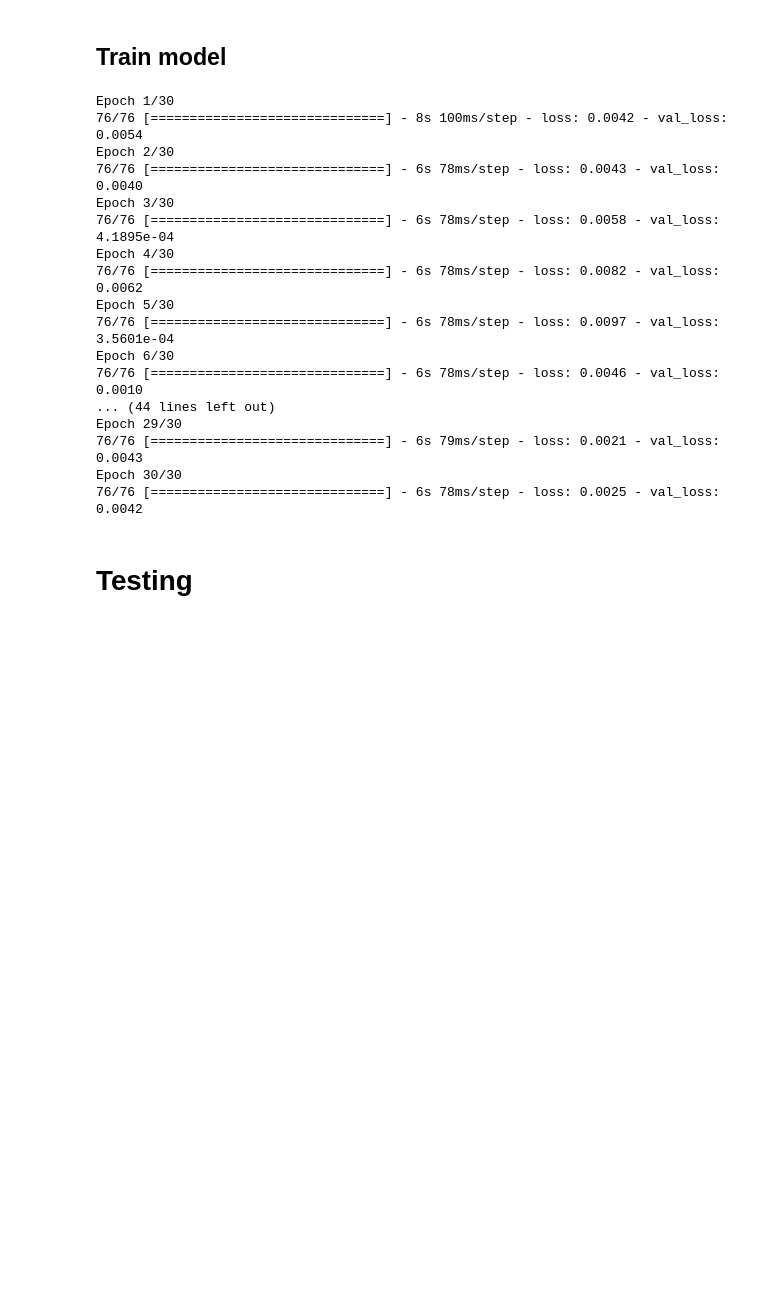
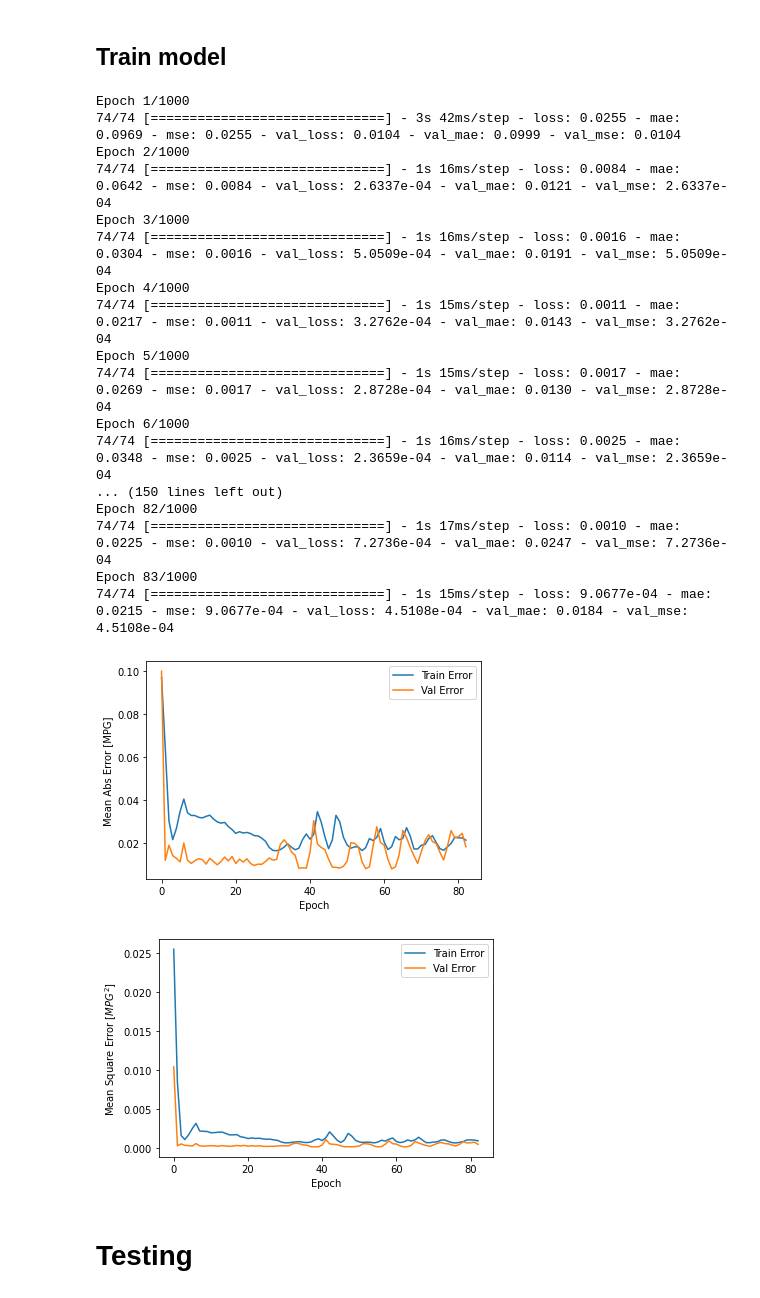
Before and after one commit to sirily11/classes-notes, a Jupyter notebook: notebooks/MSBD5001/project/LSTM.ipynb, the cells around one changed output. Drawn from its saved outputs; the diff is of its cells as text; code cells hidden in the pictures; blank space fills up the shorter version.

```diff
--- a/notebooks/MSBD5001/project/LSTM.ipynb
+++ b/notebooks/MSBD5001/project/LSTM.ipynb
@@ -161,24 +205,51 @@ _________________________________________________________________
 ## Train model
+# %%
+def plot_history(history):
+  hist = pd.DataFrame(history.history)
+  hist['epoch'] = history.epoch
+
+  plt.figure()
+  plt.xlabel('Epoch')
+  plt.ylabel('Mean Abs Error [MPG]')
+  plt.plot(hist['epoch'], hist['mae'],
+           label='Train Error')
+  plt.plot(hist['epoch'], hist['val_mae'],
+           label = 'Val Error')
+  plt.legend()
+
+  plt.figure()
+  plt.xlabel('Epoch')
+  plt.ylabel('Mean Square Error [$MPG^2$]')
+  plt.plot(hist['epoch'], hist['mse'],
+           label='Train Error')
+  plt.plot(hist['epoch'], hist['val_mse'],
+           label = 'Val Error')
+  plt.legend()
+  plt.show()
 # %%
-history = model.fit(X_train, y_train, epochs=30, batch_size=BATCH_SIZE, shuffle=False, validation_split=0.1)
+early_stop = keras.callbacks.EarlyStopping(monitor='val_loss', patience=20)
+history = model.fit(X_train, y_train, epochs=1000, batch_size=BATCH_SIZE, shuffle=False, validation_split=0.1, callbacks=[early_stop])
+plot_history(history)
 # %% [output]
-Epoch 1/30
-76/76 [==============================] - 8s 100ms/step - loss: 0.0042 - val_loss: 0.0054
-Epoch 2/30
-76/76 [==============================] - 6s 78ms/step - loss: 0.0043 - val_loss: 0.0040
-Epoch 3/30
-76/76 [==============================] - 6s 78ms/step - loss: 0.0058 - val_loss: 4.1895e-04
-Epoch 4/30
-76/76 [==============================] - 6s 78ms/step - loss: 0.0082 - val_loss: 0.0062
-Epoch 5/30
-76/76 [==============================] - 6s 78ms/step - loss: 0.0097 - val_loss: 3.5601e-04
-Epoch 6/30
-76/76 [==============================] - 6s 78ms/step - loss: 0.0046 - val_loss: 0.0010
-... (44 lines left out)
-Epoch 29/30
-76/76 [==============================] - 6s 79ms/step - loss: 0.0021 - val_loss: 0.0043
-Epoch 30/30
-76/76 [==============================] - 6s 78ms/step - loss: 0.0025 - val_loss: 0.0042
+Epoch 1/1000
+74/74 [==============================] - 3s 42ms/step - loss: 0.0255 - mae: 0.0969 - mse: 0.0255 - val_loss: 0.0104 - val_mae: 0.0999 - val_mse: 0.0104
+Epoch 2/1000
+74/74 [==============================] - 1s 16ms/step - loss: 0.0084 - mae: 0.0642 - mse: 0.0084 - val_loss: 2.6337e-04 - val_mae: 0.0121 - val_mse: 2.6337e-04
+Epoch 3/1000
+74/74 [==============================] - 1s 16ms/step - loss: 0.0016 - mae: 0.0304 - mse: 0.0016 - val_loss: 5.0509e-04 - val_mae: 0.0191 - val_mse: 5.0509e-04
+Epoch 4/1000
+74/74 [==============================] - 1s 15ms/step - loss: 0.0011 - mae: 0.0217 - mse: 0.0011 - val_loss: 3.2762e-04 - val_mae: 0.0143 - val_mse: 3.2762e-04
+Epoch 5/1000
+74/74 [==============================] - 1s 15ms/step - loss: 0.0017 - mae: 0.0269 - mse: 0.0017 - val_loss: 2.8728e-04 - val_mae: 0.0130 - val_mse: 2.8728e-04
+Epoch 6/1000
+74/74 [==============================] - 1s 16ms/step - loss: 0.0025 - mae: 0.0348 - mse: 0.0025 - val_loss: 2.3659e-04 - val_mae: 0.0114 - val_mse: 2.3659e-04
+... (150 lines left out)
+Epoch 82/1000
+74/74 [==============================] - 1s 17ms/step - loss: 0.0010 - mae: 0.0225 - mse: 0.0010 - val_loss: 7.2736e-04 - val_mae: 0.0247 - val_mse: 7.2736e-04
+Epoch 83/1000
+74/74 [==============================] - 1s 15ms/step - loss: 9.0677e-04 - mae: 0.0215 - mse: 9.0677e-04 - val_loss: 4.5108e-04 - val_mae: 0.0184 - val_mse: 4.5108e-04
+[figure, added]
+[figure, added]
 # %% [markdown]
 # Testing
 # %%
```
Also changed, not shown: parts of 42 cells of this notebook, 3 other files.
